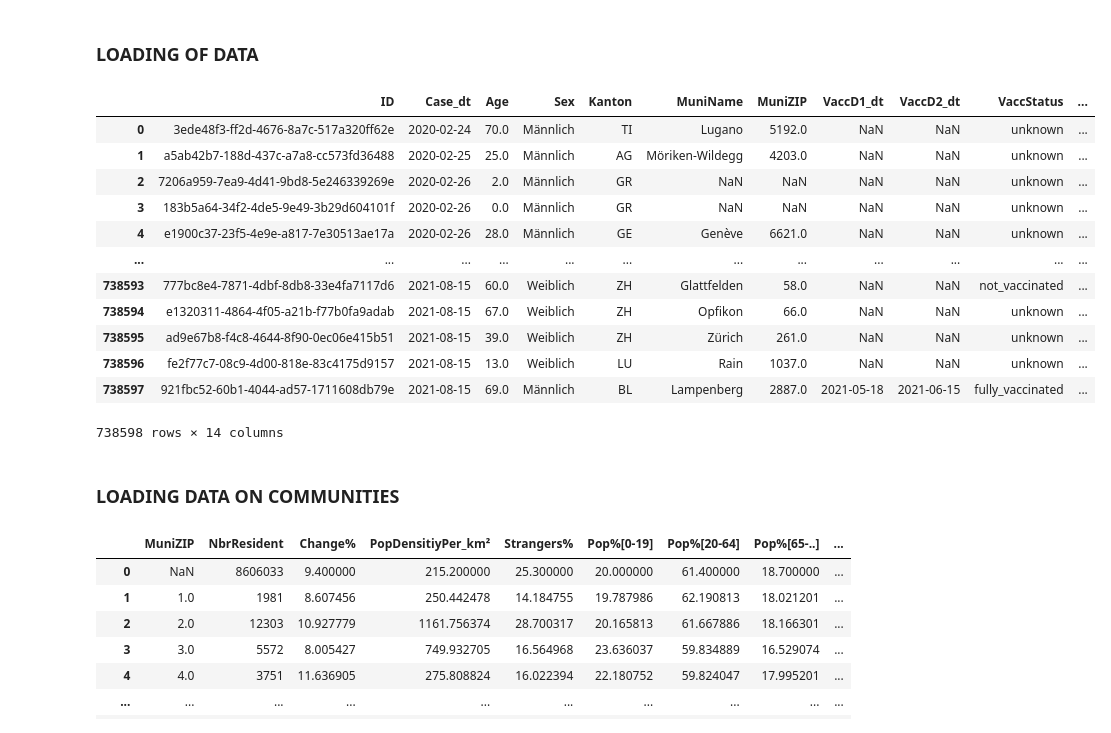
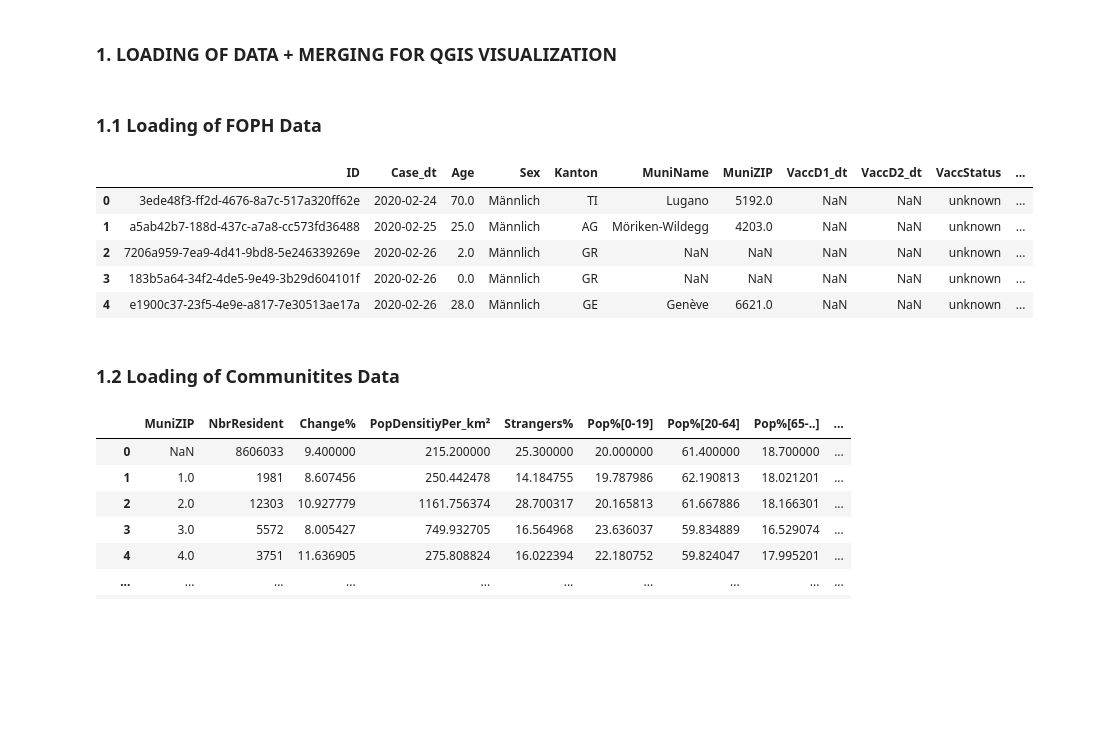
Before and after one commit to mnuris/Hannah-Mathias, a Jupyter notebook: jupyter/Main_FOPH_Data.ipynb, the cells around one changed output. Cells and saved outputs as stored; diff of their text form; code cells hidden in the pictures; blank space fills up the shorter version.

```diff
--- a/jupyter/Main_FOPH_Data.ipynb
+++ b/jupyter/Main_FOPH_Data.ipynb
@@ -4,37 +30,32 @@ import pandas as pd
 # %% [markdown]
-### LOADING OF DATA
+### 1. LOADING OF DATA + MERGING FOR QGIS VISUALIZATION
+# %% [markdown]
+### 1.1 Loading of FOPH Data
 # %%
 #loading of the data
 #try except so it works on both of our computers
 try:
     #HannahFolder
     DATA_FOLDER = 'T:\\2021-10-22_10-03-52_BAGEPI-1086-cortes_study_data_cases.csv'
-    DATA = pd.read_csv(DATA_FOLDER, sep=';')
+    FOPH_ATA = pd.read_csv(DATA_FOLDER, sep=';')
 except:
     #MathiasFolder
     DATA_FOLDER = '/Volumes/FOPHDATA/2021-10-22_10-03-52_BAGEPI-1086-cortes_study_data_cases.csv'
-    DATA = pd.read_csv(DATA_FOLDER, sep=';')
+    FOPH_ATA = pd.read_csv(DATA_FOLDER, sep=';')
 
-DATA.columns = ["ID" , "Case_dt", "Age", "Sex", "Kanton", "MuniName",
+FOPH_ATA.columns = ["ID" , "Case_dt", "Age", "Sex", "Kanton", "MuniName",
        "MuniZIP", "VaccD1_dt", "VaccD2_dt", "VaccStatus", "Dead", "Death_dt",
        "Hosp_dt", "Infection_dt"]
-DATA
+FOPH_ATA.head()
 # %% [output]
 |  | ID | Case_dt | Age | Sex | Kanton | MuniName | MuniZIP | VaccD1_dt | VaccD2_dt | VaccStatus | ... |
 | 0 | 3ede48f3-ff2d-4676-8a7c-517a320ff62e | 2020-02-24 | 70.0 | Männlich | TI | Lugano | 5192.0 | NaN | NaN | unknown | ... |
 | 1 | a5ab42b7-188d-437c-a7a8-cc573fd36488 | 2020-02-25 | 25.0 | Männlich | AG | Möriken-Wildegg | 4203.0 | NaN | NaN | unknown | ... |
 | 2 | 7206a959-7ea9-4d41-9bd8-5e246339269e | 2020-02-26 | 2.0 | Männlich | GR | NaN | NaN | NaN | NaN | unknown | ... |
 | 3 | 183b5a64-34f2-4de5-9e49-3b29d604101f | 2020-02-26 | 0.0 | Männlich | GR | NaN | NaN | NaN | NaN | unknown | ... |
 | 4 | e1900c37-23f5-4e9e-a817-7e30513ae17a | 2020-02-26 | 28.0 | Männlich | GE | Genève | 6621.0 | NaN | NaN | unknown | ... |
-| ... | ... | ... | ... | ... | ... | ... | ... | ... | ... | ... | ... |
-| 738593 | 777bc8e4-7871-4dbf-8db8-33e4fa7117d6 | 2021-08-15 | 60.0 | Weiblich | ZH | Glattfelden | 58.0 | NaN | NaN | not_vaccinated | ... |
-| 738594 | e1320311-4864-4f05-a21b-f77b0fa9adab | 2021-08-15 | 67.0 | Weiblich | ZH | Opfikon | 66.0 | NaN | NaN | unknown | ... |
-| 738595 | ad9e67b8-f4c8-4644-8f90-0ec06e415b51 | 2021-08-15 | 39.0 | Weiblich | ZH | Zürich | 261.0 | NaN | NaN | unknown | ... |
-| 738596 | fe2f77c7-08c9-4d00-818e-83c4175d9157 | 2021-08-15 | 13.0 | Weiblich | LU | Rain | 1037.0 | NaN | NaN | unknown | ... |
-| 738597 | 921fbc52-60b1-4044-ad57-1711608db79e | 2021-08-15 | 69.0 | Männlich | BL | Lampenberg | 2887.0 | 2021-05-18 | 2021-06-15 | fully_vaccinated | ... |
-738598 rows × 14 columns
-# %% [markdown]
-### LOADING DATA ON COMMUNITIES
+# %% [markdown]
+### 1.2 Loading of Communitites Data
 # %%
 #loading of the data
 #try except so it works on both of our computers
```
Also changed, not shown: parts of 60 cells of this notebook.
